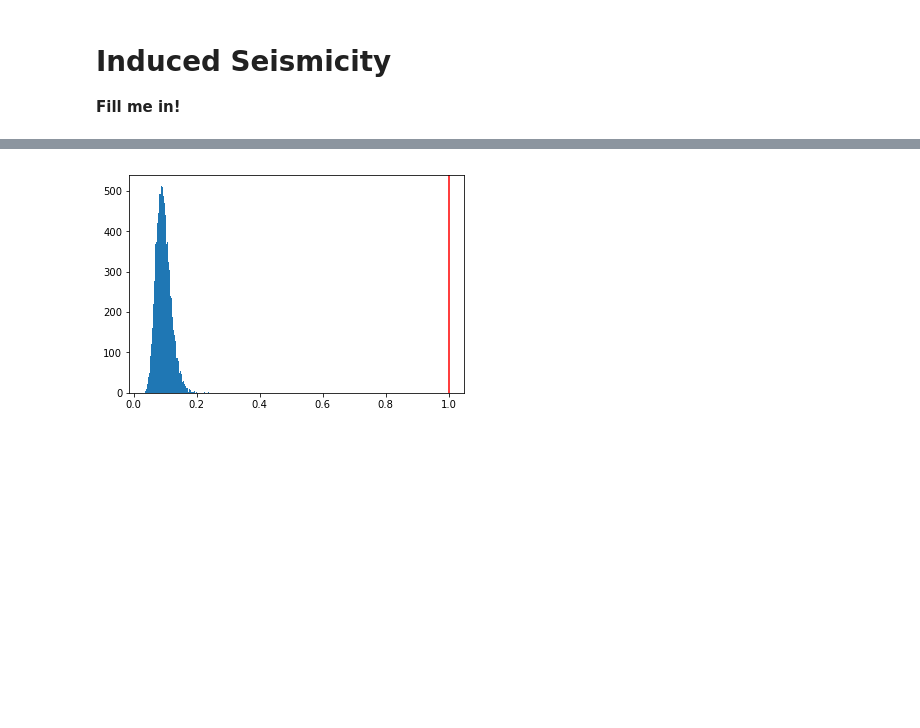
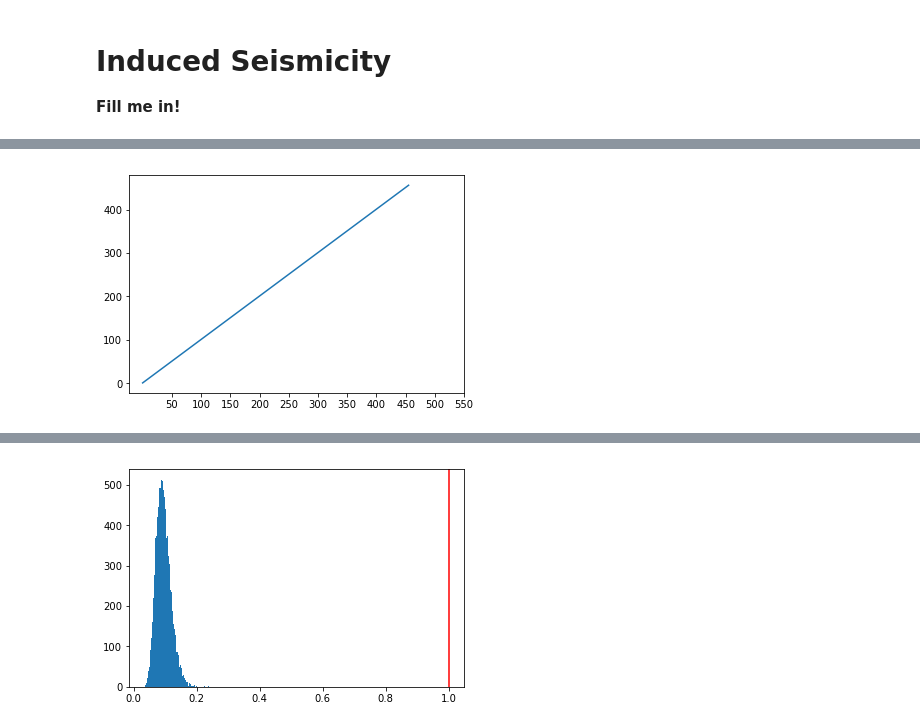
Before and after one commit to michaeljets/induced_seismicity, a Jupyter notebook: code/frank_modified_spearmans.ipynb, the cells around one changed output, grey strips where cells are left out. Drawn from its saved outputs; the diff is of its cells as text; code cells hidden in the pictures; blank space fills up the shorter version.

```diff
--- a/code/frank_modified_spearmans.ipynb
+++ b/code/frank_modified_spearmans.ipynb
@@ -110,0 +118,6 @@ def block_permute(ts, start, length):
+# %%
+plt.plot(a)
+plt.xticks(range(50,600,50))
+plt.show()
+# %% [output]
+[figure, added]
```
Also changed, not shown: parts of 4 cells of this notebook, 6 other files.
